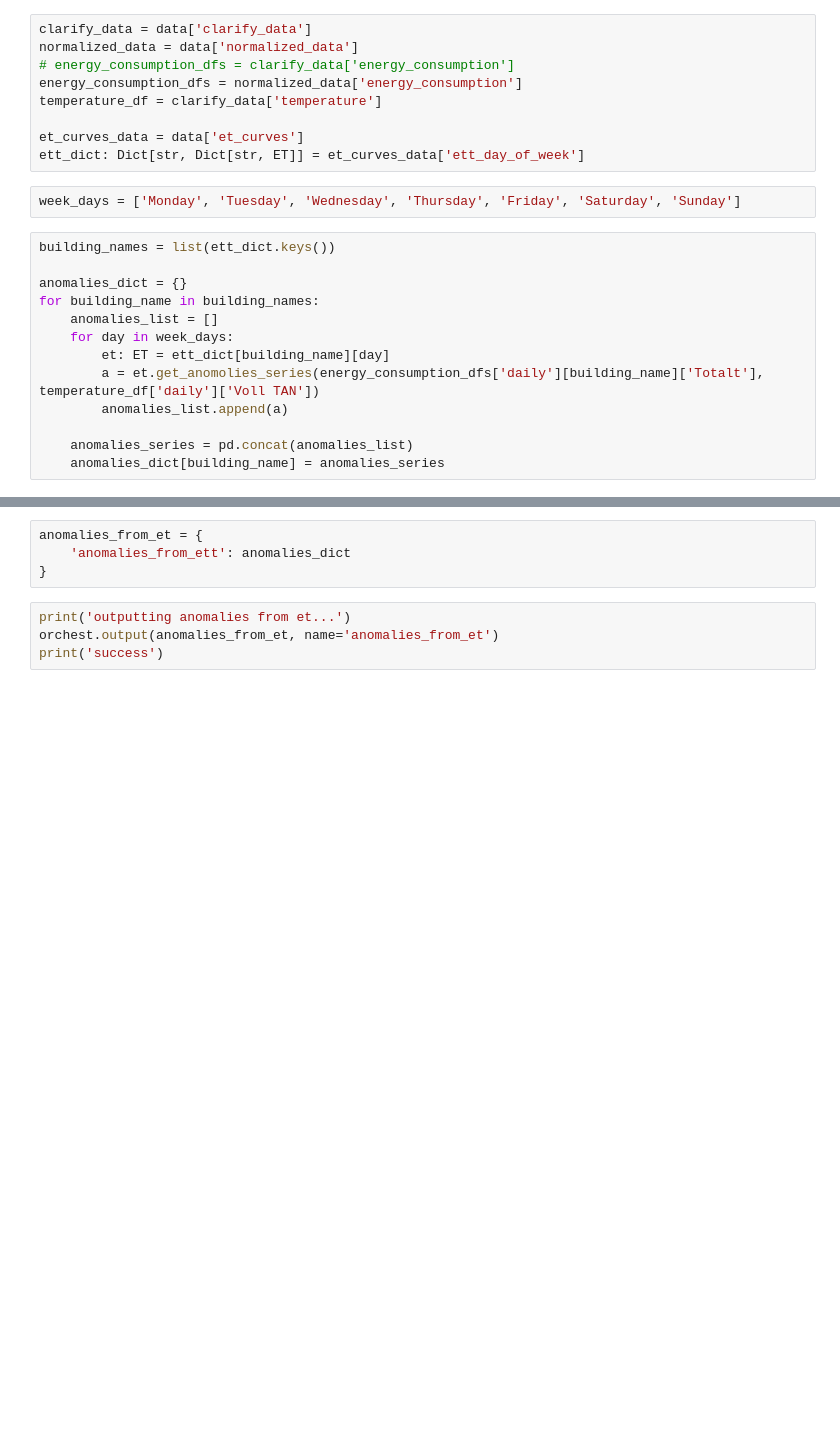
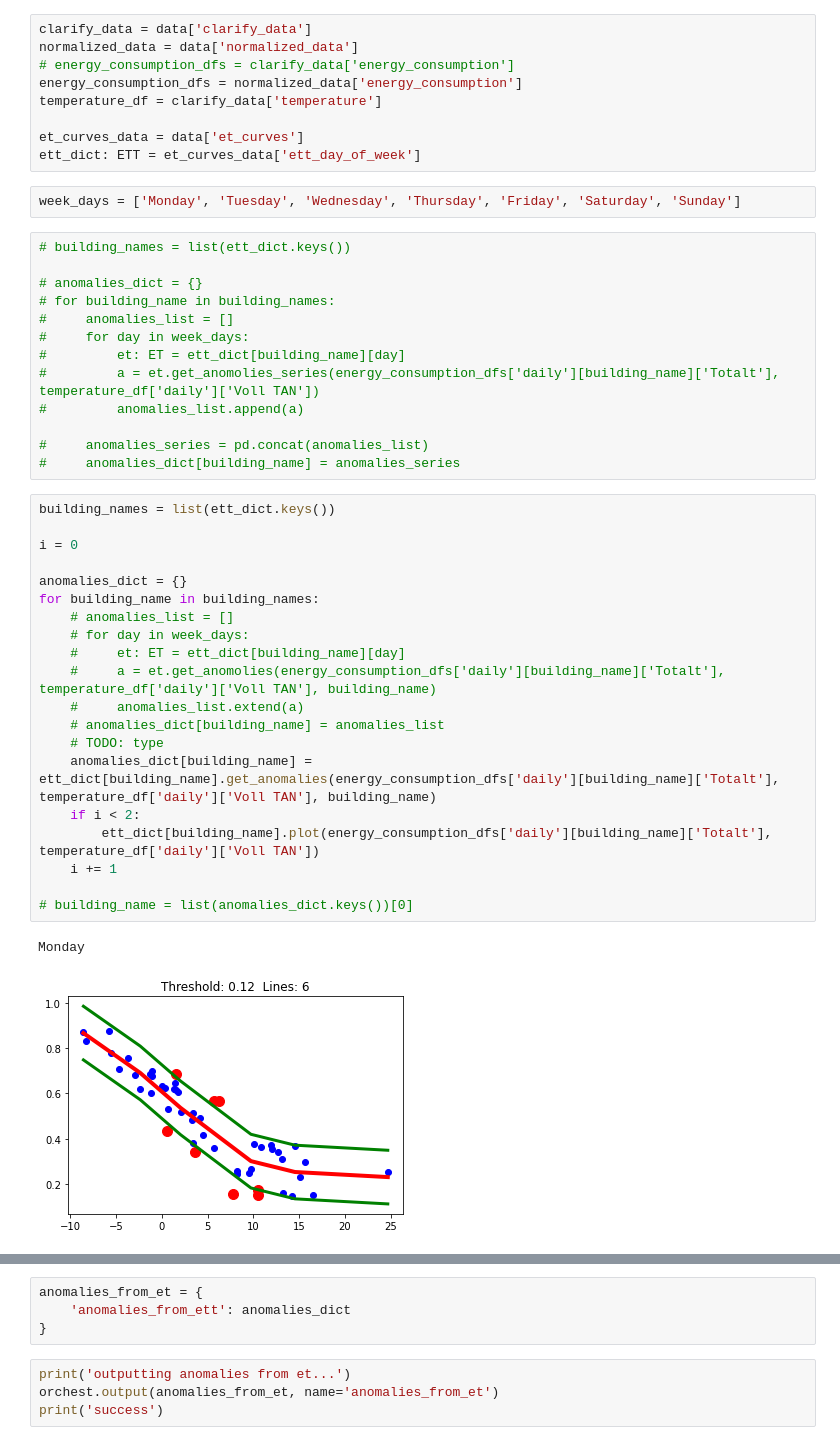
Before and after one commit to dagokl/trdk02_energy_consumption_anomalies_pipeline, a Jupyter notebook: anomalies_from_et_curves.ipynb, the cells around one changed output, grey strips where cells are left out. Saved outputs shown, nothing was run; the diff lists cells and outputs as text; blank space fills up the shorter version.

Commit message:
write anomalies to clarify, ETT as own class

```diff
--- a/anomalies_from_et_curves.ipynb
+++ b/anomalies_from_et_curves.ipynb
@@ -17,19 +18,42 @@ energy_consumption_dfs = normalized_data['energy_consumption']
 temperature_df = clarify_data['temperature']
 
 et_curves_data = data['et_curves']
-ett_dict: Dict[str, Dict[str, ET]] = et_curves_data['ett_day_of_week']
+ett_dict: ETT = et_curves_data['ett_day_of_week']
 # %%
 week_days = ['Monday', 'Tuesday', 'Wednesday', 'Thursday', 'Friday', 'Saturday', 'Sunday']
 # %%
-building_names = list(ett_dict.keys())
+# building_names = list(ett_dict.keys())
 
-anomalies_dict = {}
-for building_name in building_names:
-    anomalies_list = []
-    for day in week_days:
-        et: ET = ett_dict[building_name][day]
-        a = et.get_anomolies_series(energy_consumption_dfs['daily'][building_name]['Totalt'], temperature_df['daily']['Voll TAN'])
-        anomalies_list.append(a)
+# anomalies_dict = {}
+# for building_name in building_names:
+#     anomalies_list = []
+#     for day in week_days:
+#         et: ET = ett_dict[building_name][day]
+#         a = et.get_anomolies_series(energy_consumption_dfs['daily'][building_name]['Totalt'], temperature_df['daily']['Voll TAN'])
+#         anomalies_list.append(a)
 
-    anomalies_series = pd.concat(anomalies_list)
-    anomalies_dict[building_name] = anomalies_series
+#     anomalies_series = pd.concat(anomalies_list)
+#     anomalies_dict[building_name] = anomalies_series
+# %%
+building_names = list(ett_dict.keys())
+
+i = 0
+
+anomalies_dict = {}
+for building_name in building_names:
+    # anomalies_list = []
+    # for day in week_days:
+    #     et: ET = ett_dict[building_name][day]
+    #     a = et.get_anomolies(energy_consumption_dfs['daily'][building_name]['Totalt'], temperature_df['daily']['Voll TAN'], building_name)
+    #     anomalies_list.extend(a)
+    # anomalies_dict[building_name] = anomalies_list
+    # TODO: type
+    anomalies_dict[building_name] = ett_dict[building_name].get_anomalies(energy_consumption_dfs['daily'][building_name]['Totalt'], temperature_df['daily']['Voll TAN'], building_name)
+    if i < 2:
+        ett_dict[building_name].plot(energy_consumption_dfs['daily'][building_name]['Totalt'], temperature_df['daily']['Voll TAN'])
+    i += 1
+
+# building_name = list(anomalies_dict.keys())[0]
+# %% [output]
+Monday
+[figure, added]
```
Also changed, not shown: parts of 5 cells of this notebook, 7 other files.
